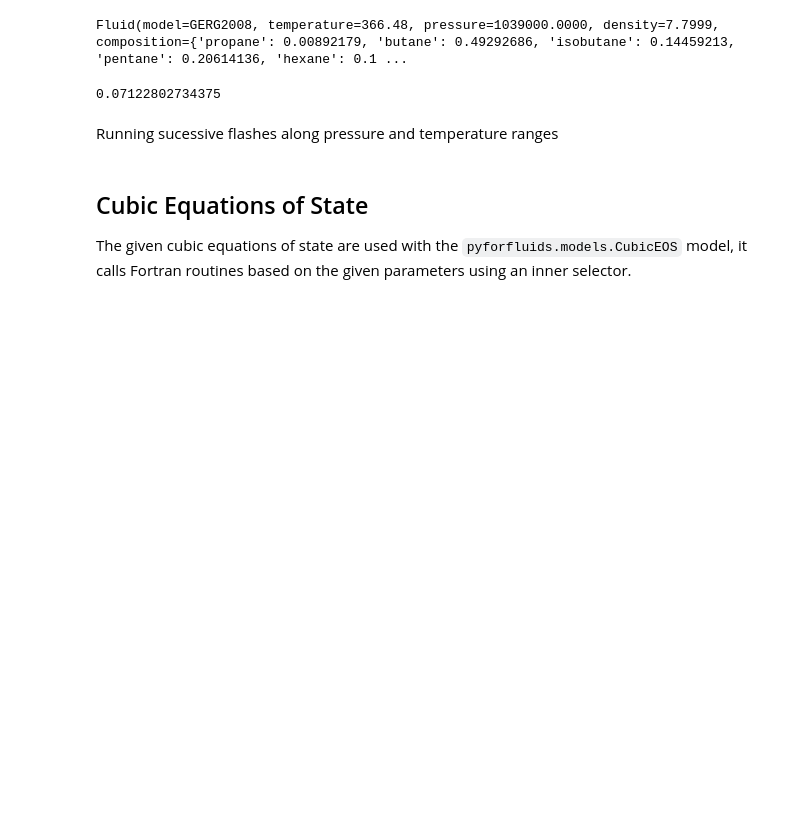
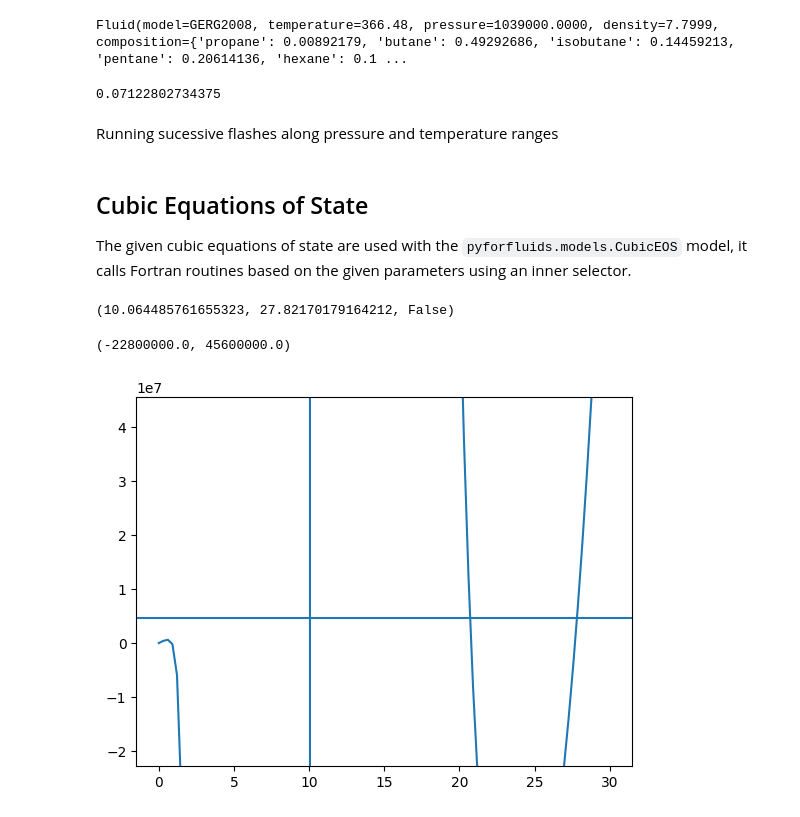
Before and after one commit to fedebenelli/PyForFluids, a Jupyter notebook: docs/source/tutorial.ipynb, the cells around one changed output. Drawn from its saved outputs; the diff is of its cells as text; code cells hidden in the pictures; blank space fills up the shorter version.

```diff
--- a/docs/source/tutorial.ipynb
+++ b/docs/source/tutorial.ipynb
@@ -314,3 +314,27 @@ pr_vapor, pr_liquid, prbeta, it = flash_pt(pr_fluid, pressure, temperature)
 pr_vapor
 # %%
 pr_liquid, liquid
+# %%
+pressure = 4.56*1e6
+fluid = pff.Fluid(
+    model=pff.models.GERG2008(),
+    composition={"methane": 0.13, "hydrogen_sulfide": 0.87},
+    temperature=190,
+    pressure=4.56*1e6
+)
+# %%
+fluid.density_iterator(pressure)
+# %% [output]
+(10.064485761655323, 27.82170179164212, False)
+# %%
+iso = fluid.isotherm(np.linspace(0.001, 30, 100))
+# %%
+plt.axhline(4.56*1e6)
+plt.plot(
+    iso["density"],
+    iso["pressure"]
+)
+plt.ylim(-pressure*5, pressure*10)
+# %% [output]
+(-22800000.0, 45600000.0)
+[figure, added]
```
Also changed, not shown: 27 other files.
